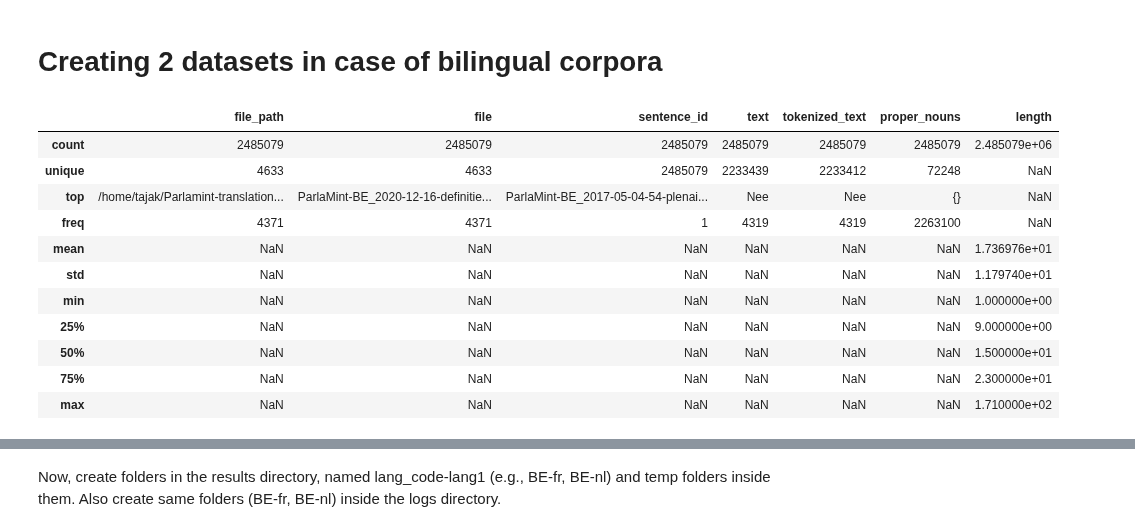
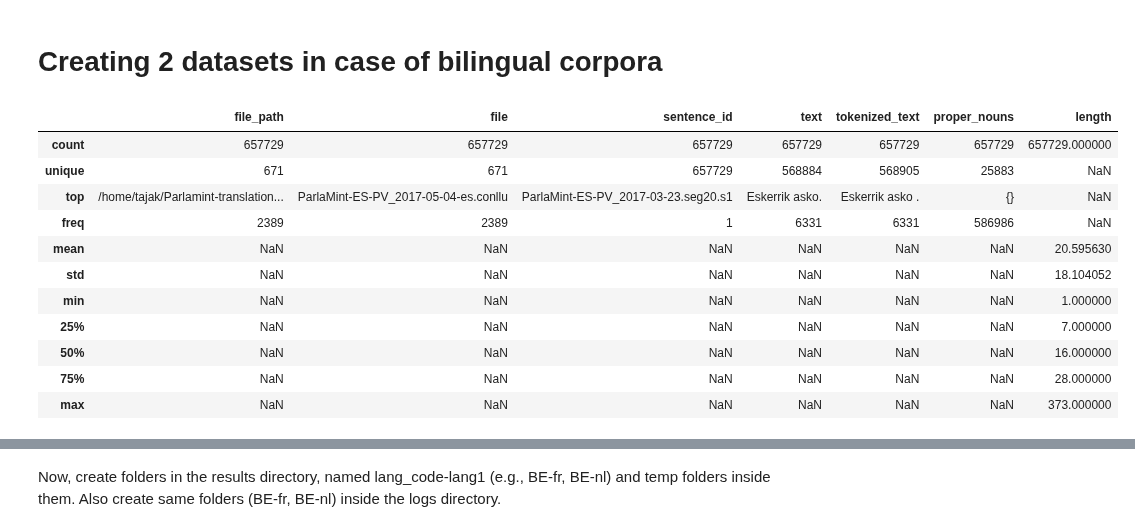
Before and after one commit to TajaKuzman/Parlamint-translation, a Jupyter notebook: analyse_results.ipynb, the cells around one changed output, grey strips where cells are left out. Saved outputs shown, nothing was run; the diff lists cells and outputs as text; code cells hidden in the pictures.

```diff
--- a/analyse_results.ipynb
+++ b/analyse_results.ipynb
@@ -10,13 +10,13 @@ import os
 import numpy as np
 
 # Define the language code, used in the file names
-lang_code = "FI"
+lang_code = "ES-PV"
 
 # Main path
 main_path = "/home/tajak/Parlamint-translation"
 
 # Define the translation model to be used
-opus_lang_code = "fi"
+opus_lang_code = "roa"
 
 # Check whether the path to the folder with conllu files is ok
 path = "{}/Source-data/ParlaMint-{}.conllu/ParlaMint-{}.conllu".format(main_path, lang_code, lang_code)
@@ -245,23 +245,23 @@ ParlaMint-NO_2006-01-10-lower.conllu
 # Creating 2 datasets in case of bilingual corpora
 # %%
 df = pd.read_csv(extracted_dataframe_path, sep="\t", index_col = 0, na_filter = False)
-lang1 = "fr"
-lang2 = "nl"
+lang1 = "es"
+lang2 = "eu"
 
 df.describe(include="all")
 # %% [output]
 |  | file_path | file | sentence_id | text | tokenized_text | proper_nouns | length |
-| count | 2485079 | 2485079 | 2485079 | 2485079 | 2485079 | 2485079 | 2.485079e+06 |
-| unique | 4633 | 4633 | 2485079 | 2233439 | 2233412 | 72248 | NaN |
-| top | /home/tajak/Parlamint-translation... | ParlaMint-BE_2020-12-16-definitie... | ParlaMint-BE_2017-05-04-54-plenai... | Nee | Nee | {} | NaN |
-| freq | 4371 | 4371 | 1 | 4319 | 4319 | 2263100 | NaN |
-| mean | NaN | NaN | NaN | NaN | NaN | NaN | 1.736976e+01 |
-| std | NaN | NaN | NaN | NaN | NaN | NaN | 1.179740e+01 |
-| min | NaN | NaN | NaN | NaN | NaN | NaN | 1.000000e+00 |
-| 25% | NaN | NaN | NaN | NaN | NaN | NaN | 9.000000e+00 |
-| 50% | NaN | NaN | NaN | NaN | NaN | NaN | 1.500000e+01 |
-| 75% | NaN | NaN | NaN | NaN | NaN | NaN | 2.300000e+01 |
-| max | NaN | NaN | NaN | NaN | NaN | NaN | 1.710000e+02 |
+| count | 657729 | 657729 | 657729 | 657729 | 657729 | 657729 | 657729.000000 |
+| unique | 671 | 671 | 657729 | 568884 | 568905 | 25883 | NaN |
+| top | /home/tajak/Parlamint-translation... | ParlaMint-ES-PV_2017-05-04-es.conllu | ParlaMint-ES-PV_2017-03-23.seg20.s1 | Eskerrik asko. | Eskerrik asko . | {} | NaN |
+| freq | 2389 | 2389 | 1 | 6331 | 6331 | 586986 | NaN |
+| mean | NaN | NaN | NaN | NaN | NaN | NaN | 20.595630 |
+| std | NaN | NaN | NaN | NaN | NaN | NaN | 18.104052 |
+| min | NaN | NaN | NaN | NaN | NaN | NaN | 1.000000 |
+| 25% | NaN | NaN | NaN | NaN | NaN | NaN | 7.000000 |
+| 50% | NaN | NaN | NaN | NaN | NaN | NaN | 16.000000 |
+| 75% | NaN | NaN | NaN | NaN | NaN | NaN | 28.000000 |
+| max | NaN | NaN | NaN | NaN | NaN | NaN | 373.000000 |
 # %%
 # Add information on the language of the file
 df["lang"] = np.where((df["file"].str.contains("-{}.conllu".format(lang1))), lang1, lang2)
```
Also changed, not shown: parts of 13 cells of this notebook, 13 other files.
